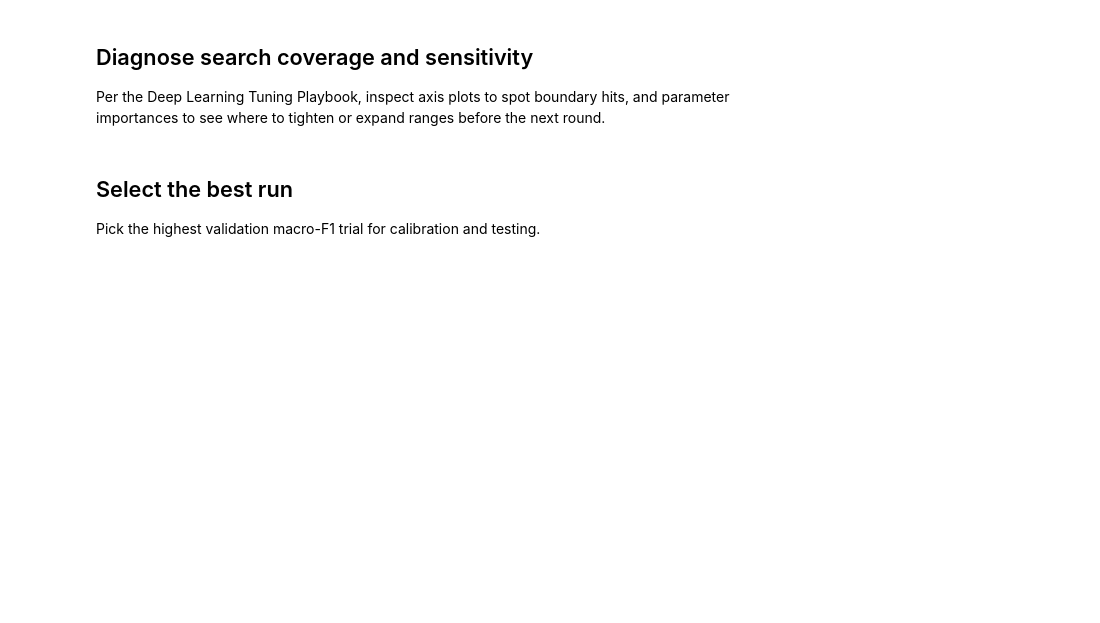
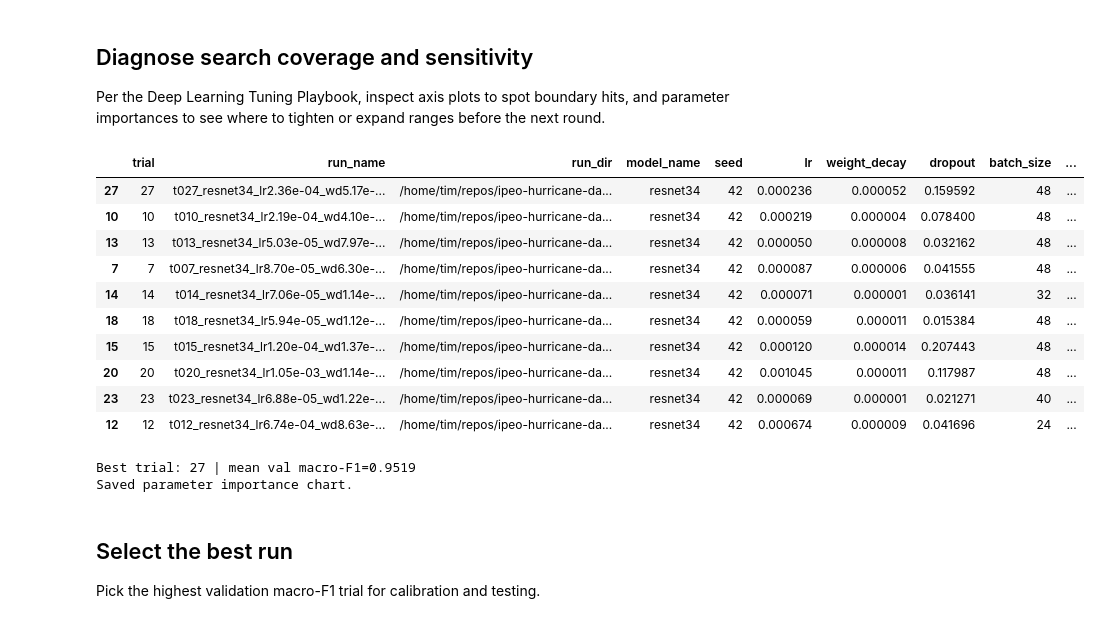
Before and after one commit to syX113/ipeo-hurricane-damage-detection, a Jupyter notebook: notebooks/05_final_training.ipynb, the cells around one changed output. Cells and saved outputs as stored; diff of their text form; code cells hidden in the pictures; blank space fills up the shorter version.

```diff
--- a/notebooks/05_final_training.ipynb
+++ b/notebooks/05_final_training.ipynb
@@ -489,8 +477,19 @@ print(
 
 Per the Deep Learning Tuning Playbook, inspect axis plots to spot boundary hits, and parameter importances to see where to tighten or expand ranges before the next round.
 # %%
+
+results_df = pd.DataFrame(search_records)
 if results_df.empty:
-    raise RuntimeError("Sweep results are empty; run the search cell first.")
+    print("No runs executed.")
+else:
+    results_df = results_df.sort_values("val_macro_f1", ascending=False)
+    display(results_df.head(10))
+    results_df.to_csv(SESSION_DIR / "search_results.csv", index=False)
+
+print(
+    f"Best trial: {study.best_trial.number} | mean val macro-F1={study.best_value:.4f}"
+)
+
 
 diagnostic_dir = SESSION_PLOTS_DIR / "search_diagnostics"
 diagnostic_dir.mkdir(parents=True, exist_ok=True)
@@ -530,33 +529,47 @@ def boundary_position(value: float, spec: Dict) -> float | None:
 boundary_hits = []
 for param, spec in SEARCH_SPACE.items():
     if spec["type"] == "categorical":
         continue
     pos = boundary_position(best_row_local[param], spec)
     if pos is not None and (pos <= 0.1 or pos >= 0.9):
         boundary_hits.append((param, best_row_local[param], pos))
 
 if boundary_hits:
     print("Best trial is near search boundary for:")
     for param, val, pos in boundary_hits:
         print(f" - {param}: {val:.3g} (position {pos:.2f} in range)")
 
 if len(study.trials) >= 2:
     importances = optuna.importance.get_param_importances(
         study, target=lambda t: t.user_attrs.get("mean_val_macro_f1", t.value)
     )
     imp_items = list(importances.items())
     if imp_items:
         fig, ax = plt.subplots(figsize=(6.5, 4))
         labels = [k for k, _ in imp_items]
         values = [v for _, v in imp_items]
         ax.barh(labels, values, color="tab:green")
         ax.set_xlabel("Importance (Optuna fANOVA)")
         ax.set_title("Hyperparameter importances")
         ax.grid(axis="x", alpha=0.3)
         fig.tight_layout()
         fig.savefig(diagnostic_dir / "param_importances.pdf", bbox_inches="tight", format="pdf")
         plt.close(fig)
         print("Saved parameter importance chart.")
+# %% [output]
+|  | trial | run_name | run_dir | model_name | seed | lr | weight_decay | dropout | batch_size | ... |
+| 27 | 27 | t027_resnet34_lr2.36e-04_wd5.17e-... | /home/tim/repos/ipeo-hurricane-da... | resnet34 | 42 | 0.000236 | 0.000052 | 0.159592 | 48 | ... |
+| 10 | 10 | t010_resnet34_lr2.19e-04_wd4.10e-... | /home/tim/repos/ipeo-hurricane-da... | resnet34 | 42 | 0.000219 | 0.000004 | 0.078400 | 48 | ... |
+| 13 | 13 | t013_resnet34_lr5.03e-05_wd7.97e-... | /home/tim/repos/ipeo-hurricane-da... | resnet34 | 42 | 0.000050 | 0.000008 | 0.032162 | 48 | ... |
+| 7 | 7 | t007_resnet34_lr8.70e-05_wd6.30e-... | /home/tim/repos/ipeo-hurricane-da... | resnet34 | 42 | 0.000087 | 0.000006 | 0.041555 | 48 | ... |
+| 14 | 14 | t014_resnet34_lr7.06e-05_wd1.14e-... | /home/tim/repos/ipeo-hurricane-da... | resnet34 | 42 | 0.000071 | 0.000001 | 0.036141 | 32 | ... |
+| 18 | 18 | t018_resnet34_lr5.94e-05_wd1.12e-... | /home/tim/repos/ipeo-hurricane-da... | resnet34 | 42 | 0.000059 | 0.000011 | 0.015384 | 48 | ... |
+| 15 | 15 | t015_resnet34_lr1.20e-04_wd1.37e-... | /home/tim/repos/ipeo-hurricane-da... | resnet34 | 42 | 0.000120 | 0.000014 | 0.207443 | 48 | ... |
+| 20 | 20 | t020_resnet34_lr1.05e-03_wd1.14e-... | /home/tim/repos/ipeo-hurricane-da... | resnet34 | 42 | 0.001045 | 0.000011 | 0.117987 | 48 | ... |
+| 23 | 23 | t023_resnet34_lr6.88e-05_wd1.22e-... | /home/tim/repos/ipeo-hurricane-da... | resnet34 | 42 | 0.000069 | 0.000001 | 0.021271 | 40 | ... |
+| 12 | 12 | t012_resnet34_lr6.74e-04_wd8.63e-... | /home/tim/repos/ipeo-hurricane-da... | resnet34 | 42 | 0.000674 | 0.000009 | 0.041696 | 24 | ... |
+Best trial: 27 | mean val macro-F1=0.9519
+Saved parameter importance chart.
 # %% [markdown]
 ## Select the best run
 
```
Also changed, not shown: parts of 3 cells of this notebook, 31 other files.
